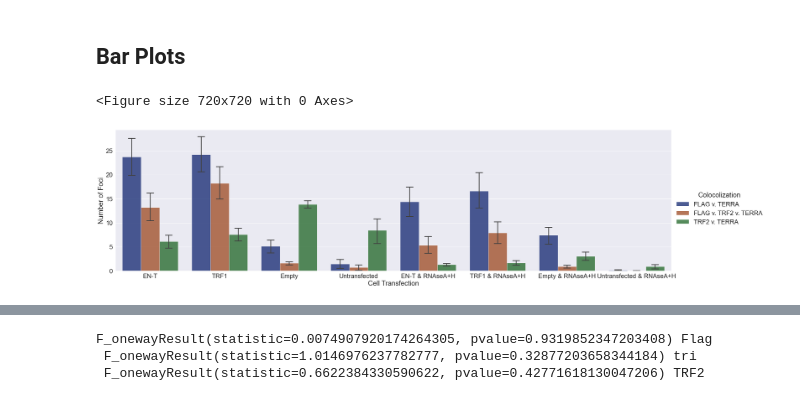
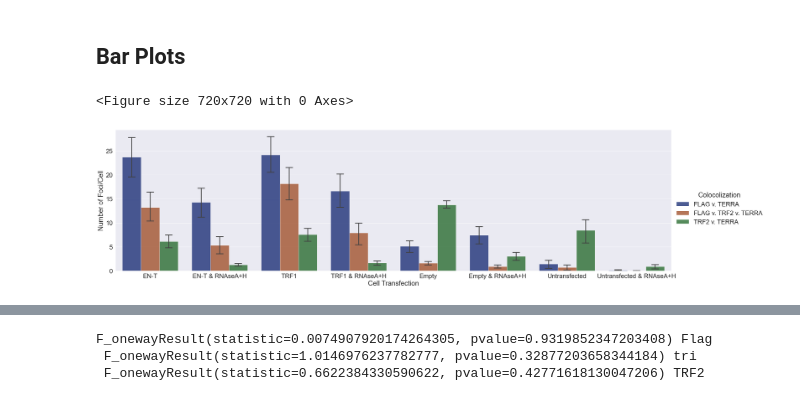
Before and after one commit to aidan-lew/TERRA_DSB, a Jupyter notebook: refined_terra_dsb.ipynb, the cells around one changed output, grey strips where cells are left out. Saved outputs shown, nothing was run; the diff lists cells and outputs as text; code cells hidden in the pictures.

```diff
--- a/refined_terra_dsb.ipynb
+++ b/refined_terra_dsb.ipynb
@@ -323,22 +323,24 @@ sns.despine(left=True, bottom=True)
 # %%
 # Catagorical bar plot with all the colocolizations
 plt.figure(figsize=(10,10))
 ax = sns.set(font_scale=2)
 g = sns.catplot(
     data=telo_df, kind="bar",
     x="Cell_condition", y="Foci per Cell", hue="Colocolization",
-    palette="dark", alpha=.75, height=8, aspect=3.55,
+    palette="dark", order = ['EN-T', 'EN-T & RNAseA+H','TRF1','TRF1 & RNAseA+H','Empty', 'Empty & RNAseA+H',
+             'Untransfected', 'Untransfected & RNAseA+H'],
+    alpha=.75, height=8, aspect=3.55,
     capsize=0.1, ci=68
 )
 
 g.despine(left=False)
 g.set_axis_labels("Cell Transfection", "Number of Foci/Cell")
 g.legend.set_title("Colocolization")
 #plt.title("Average Cololocolized Foci/Cell")
 
 #plt.savefig(f'telo_terra_whole.png', dpi=900, bbox_inches='tight')
 # %% [output]
 <Figure size 720x720 with 0 Axes>
-[figure, old version]
+[figure, new version]
 # %%
 # Catagorical bar plot with all the colocolizations
```
Also changed, not shown: parts of 26 cells of this notebook.
